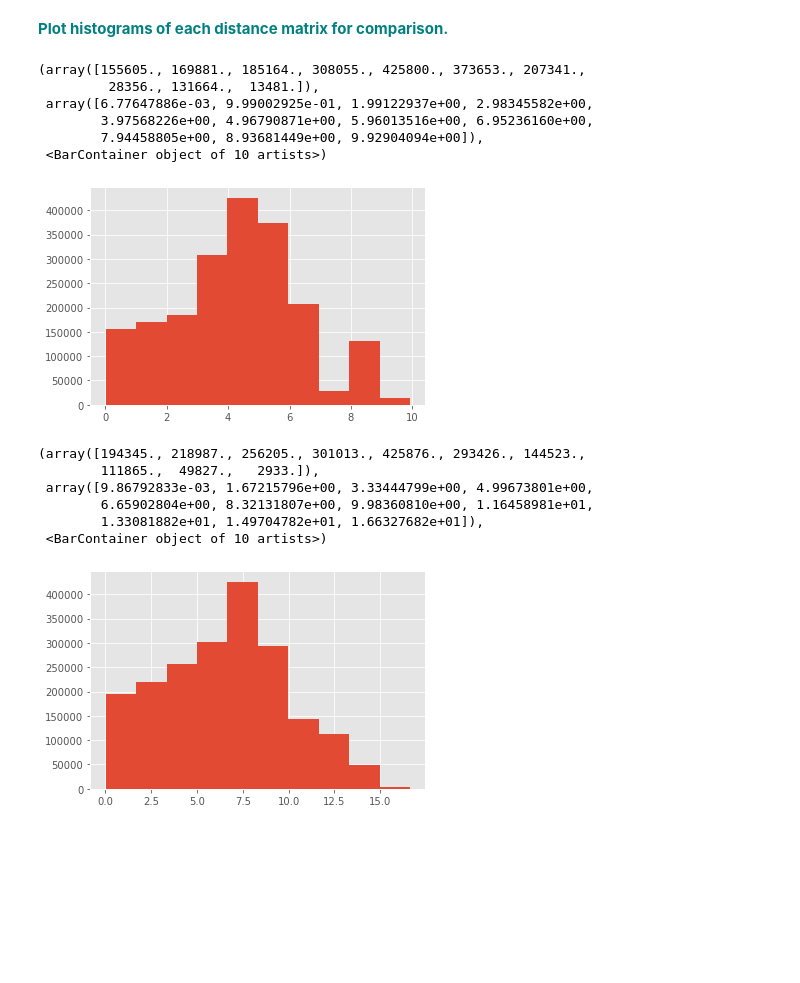
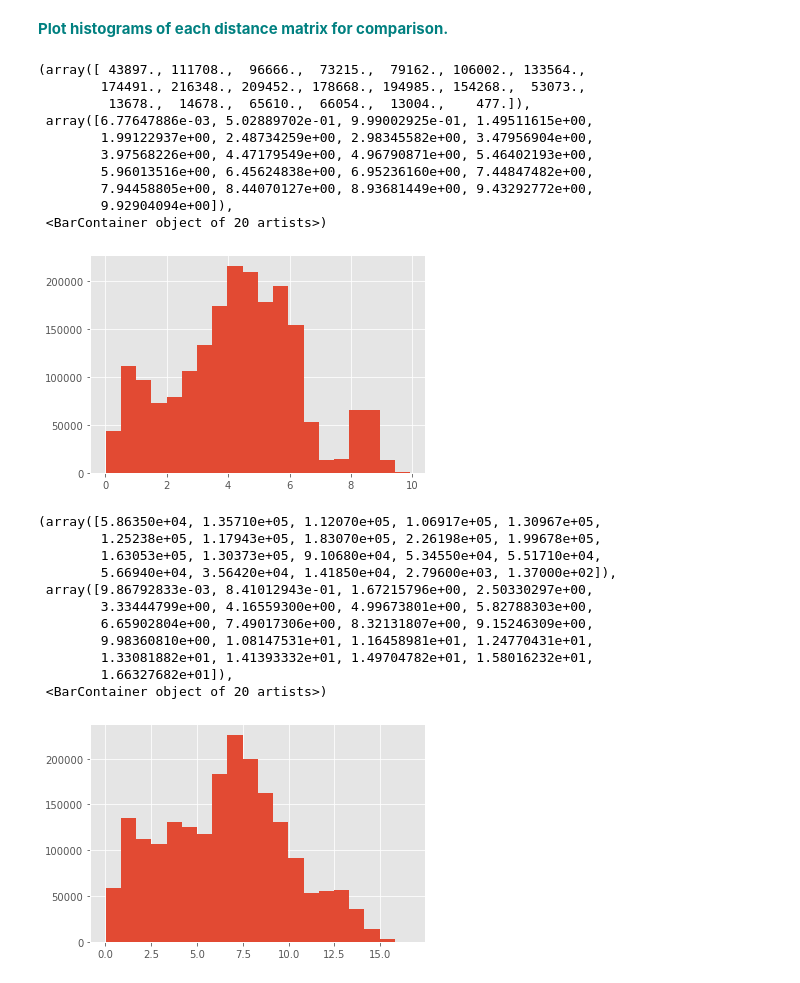
Before and after one commit to p5149247263/15, a Jupyter notebook: Euclidean_and_Manhattan_Distances_Case_Study.ipynb, the cells around one changed output. Drawn from its saved outputs; the diff is of its cells as text; code cells hidden in the pictures; blank space fills up the shorter version.

```diff
--- a/Euclidean_and_Manhattan_Distances_Case_Study.ipynb
+++ b/Euclidean_and_Manhattan_Distances_Case_Study.ipynb
@@ -77,23 +136,32 @@ largeMat = np.random.random((10000,100))
 # %% [markdown]
 **<font color='teal'>Plot histograms of each distance matrix for comparison.</font>**
 # %%
-plt.hist(DistEuclid)
+plt.hist(DistEuclid,bins=20)#
 # %% [output]
-(array([155605., 169881., 185164., 308055., 425800., 373653., 207341.,
-         28356., 131664.,  13481.]),
- array([6.77647886e-03, 9.99002925e-01, 1.99122937e+00, 2.98345582e+00,
-        3.97568226e+00, 4.96790871e+00, 5.96013516e+00, 6.95236160e+00,
-        7.94458805e+00, 8.93681449e+00, 9.92904094e+00]),
- <BarContainer object of 10 artists>)
+(array([ 43897., 111708.,  96666.,  73215.,  79162., 106002., 133564.,
+        174491., 216348., 209452., 178668., 194985., 154268.,  53073.,
+         13678.,  14678.,  65610.,  66054.,  13004.,    477.]),
+ array([6.77647886e-03, 5.02889702e-01, 9.99002925e-01, 1.49511615e+00,
+        1.99122937e+00, 2.48734259e+00, 2.98345582e+00, 3.47956904e+00,
+        3.97568226e+00, 4.47179549e+00, 4.96790871e+00, 5.46402193e+00,
+        5.96013516e+00, 6.45624838e+00, 6.95236160e+00, 7.44847482e+00,
+        7.94458805e+00, 8.44070127e+00, 8.93681449e+00, 9.43292772e+00,
+        9.92904094e+00]),
+ <BarContainer object of 20 artists>)
-[figure, old version]
+[figure, new version]
 # %%
 
-plt.hist(DistManhattan)
+plt.hist(DistManhattan,bins=20)#
 # %% [output]
-(array([194345., 218987., 256205., 301013., 425876., 293426., 144523.,
-        111865.,  49827.,   2933.]),
- array([9.86792833e-03, 1.67215796e+00, 3.33444799e+00, 4.99673801e+00,
-        6.65902804e+00, 8.32131807e+00, 9.98360810e+00, 1.16458981e+01,
-        1.33081882e+01, 1.49704782e+01, 1.66327682e+01]),
- <BarContainer object of 10 artists>)
+(array([5.86350e+04, 1.35710e+05, 1.12070e+05, 1.06917e+05, 1.30967e+05,
+        1.25238e+05, 1.17943e+05, 1.83070e+05, 2.26198e+05, 1.99678e+05,
+        1.63053e+05, 1.30373e+05, 9.10680e+04, 5.34550e+04, 5.51710e+04,
+        5.66940e+04, 3.56420e+04, 1.41850e+04, 2.79600e+03, 1.37000e+02]),
+ array([9.86792833e-03, 8.41012943e-01, 1.67215796e+00, 2.50330297e+00,
+        3.33444799e+00, 4.16559300e+00, 4.99673801e+00, 5.82788303e+00,
+        6.65902804e+00, 7.49017306e+00, 8.32131807e+00, 9.15246309e+00,
+        9.98360810e+00, 1.08147531e+01, 1.16458981e+01, 1.24770431e+01,
+        1.33081882e+01, 1.41393332e+01, 1.49704782e+01, 1.58016232e+01,
+        1.66327682e+01]),
+ <BarContainer object of 20 artists>)
-[figure, old version]
+[figure, new version]
```
Also changed, not shown: parts of 4 cells of this notebook.
